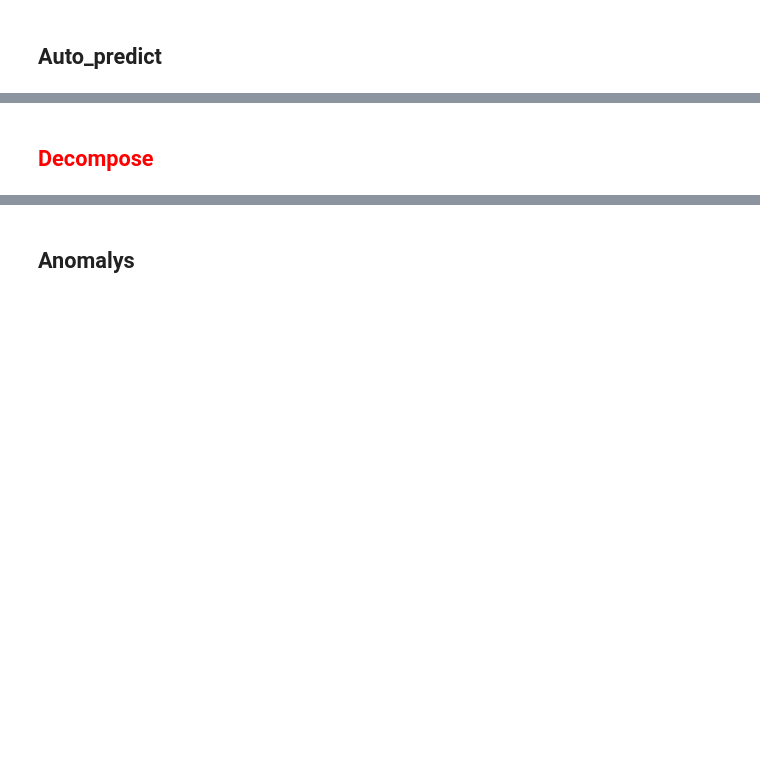
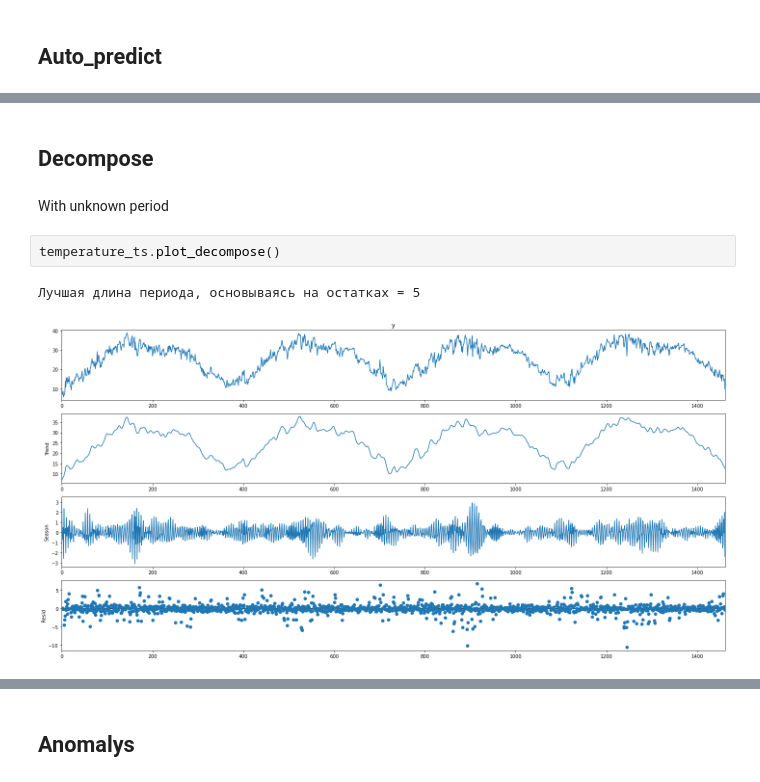
Before and after one commit to tiltedSF/timeSeries_tools, a Jupyter notebook: expml.ipynb, the cells around one changed output, grey strips where cells are left out. Cells and saved outputs as stored; diff of their text form; blank space fills up the shorter version.

Commit message:
[feature] add decompose

```diff
--- a/expml.ipynb
+++ b/expml.ipynb
@@ -133,5 +143,12 @@ MAPE = 0.06321014685312652
 Ожидаемый прирост в следующем квратале с учетом тренда, исходя из ошибки модели на валидации
 |  | Нижняя граница прогноза | Нижняя граница прогноза (с поправ... | Нижняя граница прогноза в % | Нижняя граница прогноза (с поправ... | ... |
 | 0 | 27.6426 | 25.8953 | 0.4111 | -5.9359 | ... |
-# %% [markdown]
-##  <span style="color:red">Decompose</span>
+# %% [markdown]
+## Decompose
+# %% [markdown]
+With unknown period
+# %%
+temperature_ts.plot_decompose()
+# %% [output]
+Лучшая длина периода, основываясь на остатках = 5
+[figure, added]
```
Also changed, not shown: parts of 10 cells of this notebook, 2 other files.
